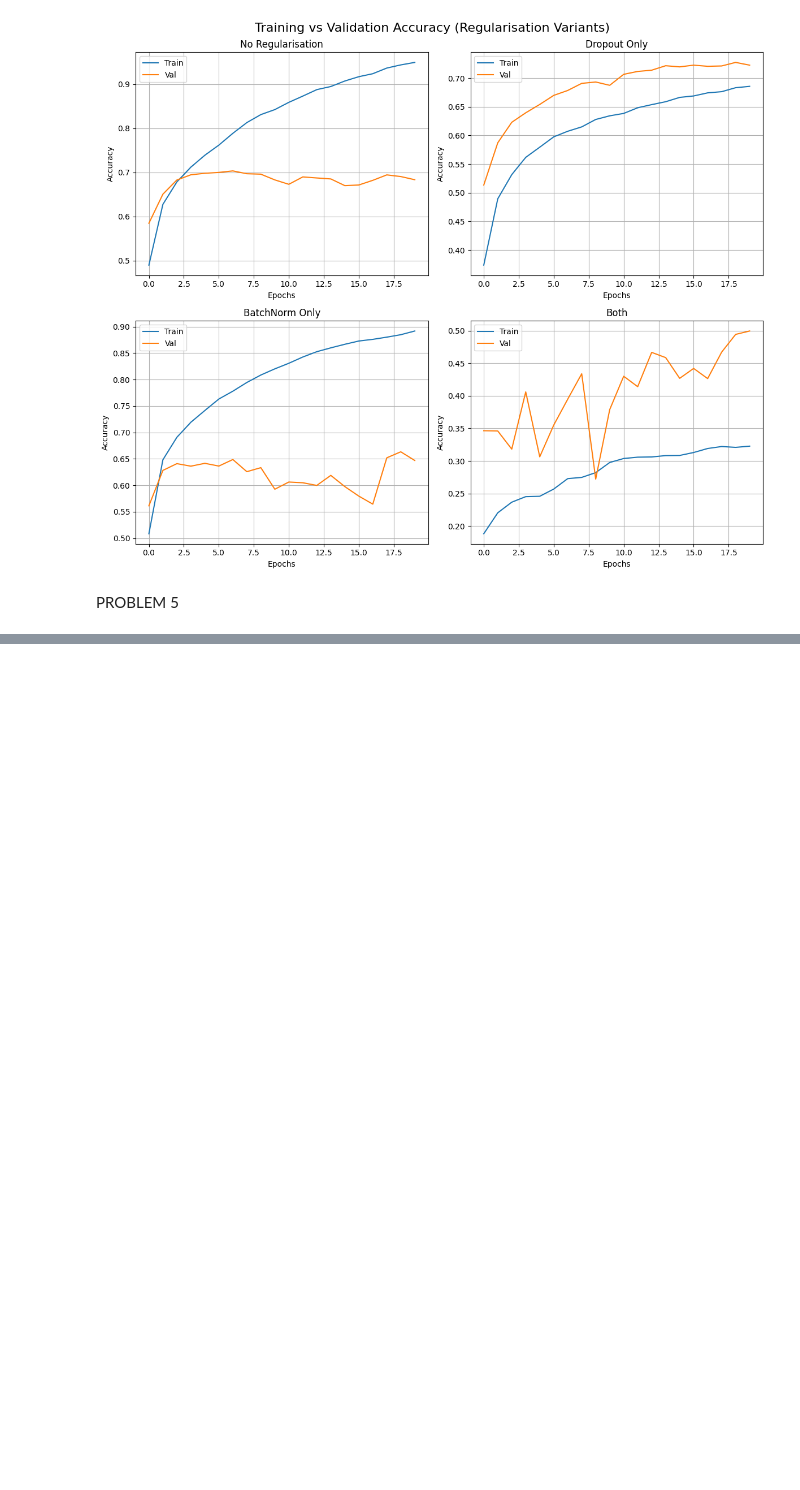
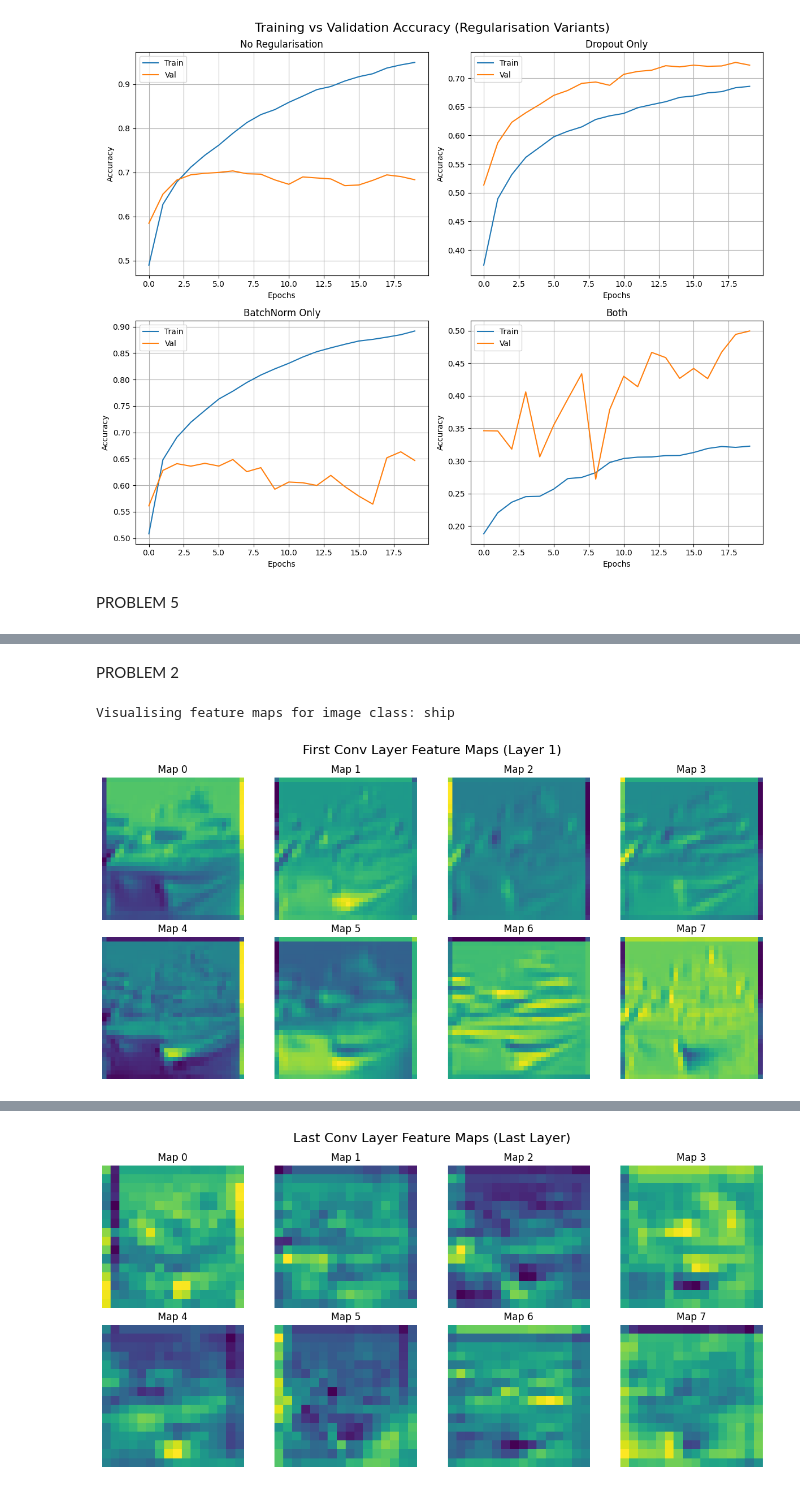
Before and after one commit to Zenhub-25/CNN-FROM-SCRATCH, a Jupyter notebook: CNN_LAB.ipynb, the cells around one changed output, grey strips where cells are left out. Drawn from its saved outputs; the diff is of its cells as text; code cells hidden in the pictures; blank space fills up the shorter version.

```diff
--- a/CNN_LAB.ipynb
+++ b/CNN_LAB.ipynb
@@ -939,0 +1046,49 @@ Training with Cosine Annealing...
+# %% [markdown]
+PROBLEM 2
+# %%
+set_seeds()
+
+# Find a correctly classified image
+predictions = model.predict(x_test_cifar, verbose=0)
+pred_labels = np.argmax(predictions, axis=1)
+true_labels = np.argmax(y_test_cifar, axis=1)
+
+# Get the first image that was correctly classified
+correct_idx = np.where(pred_labels == true_labels)[0][0]
+test_img = x_test_cifar[correct_idx]
+img_label = cifar_classes[true_labels[correct_idx]]
+
+# Build a sub-model that outputs intermediate layer activations
+# We extract 'conv1' and 'conv2'
+activation_model = models.Model(
+    inputs=model.inputs,
+    outputs=[model.get_layer('conv1').output, model.get_layer('conv2').output]
+)
+
+# Expand dims because the model expects batches: (1, 32, 32, 3)
+img_batch = np.expand_dims(test_img, axis=0)
+activations = activation_model.predict(img_batch, verbose=0)
+
+fmap_layer1 = activations[0][0] # Shape: (32, 32, 32)
+fmap_last = activations[1][0]   # Shape: (16, 16, 64)
+
+def plot_feature_maps(fmap, title, filename):
+    fig, axes = plt.subplots(2, 4, figsize=(12, 6))
+    fig.suptitle(title, fontsize=16)
+    for i in range(8): # Plot first 8 maps
+        ax = axes[i // 4, i % 4]
+        # Use viridis colormap for single-channel activation intensity
+        ax.imshow(fmap[:, :, i], cmap='viridis')
+        ax.set_title(f"Map {i}")
+        ax.axis('off')
+    plt.tight_layout()
+    plt.savefig(filename)
+    plt.show()
+    files.download(filename)
+
+print(f"Visualising feature maps for image class: {img_label}")
+plot_feature_maps(fmap_layer1, 'First Conv Layer Feature Maps (Layer 1)', 'fmaps_layer1.png')
+plot_feature_maps(fmap_last, 'Last Conv Layer Feature Maps (Last Layer)', 'fmaps_last.png')
+# %% [output]
+Visualising feature maps for image class: ship
+[figure, added]
@@ -939,0 +1097 @@ Training with Cosine Annealing...
+[figure, added]
```
Also changed, not shown: parts of 19 cells of this notebook.
